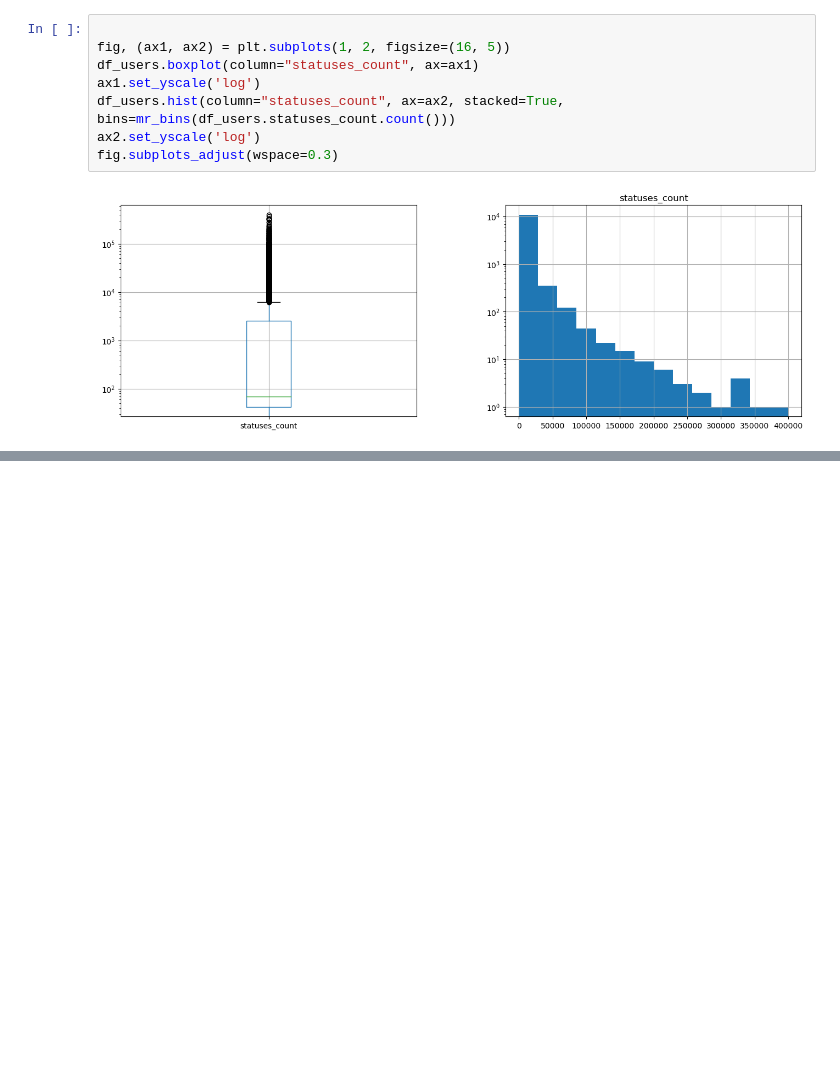
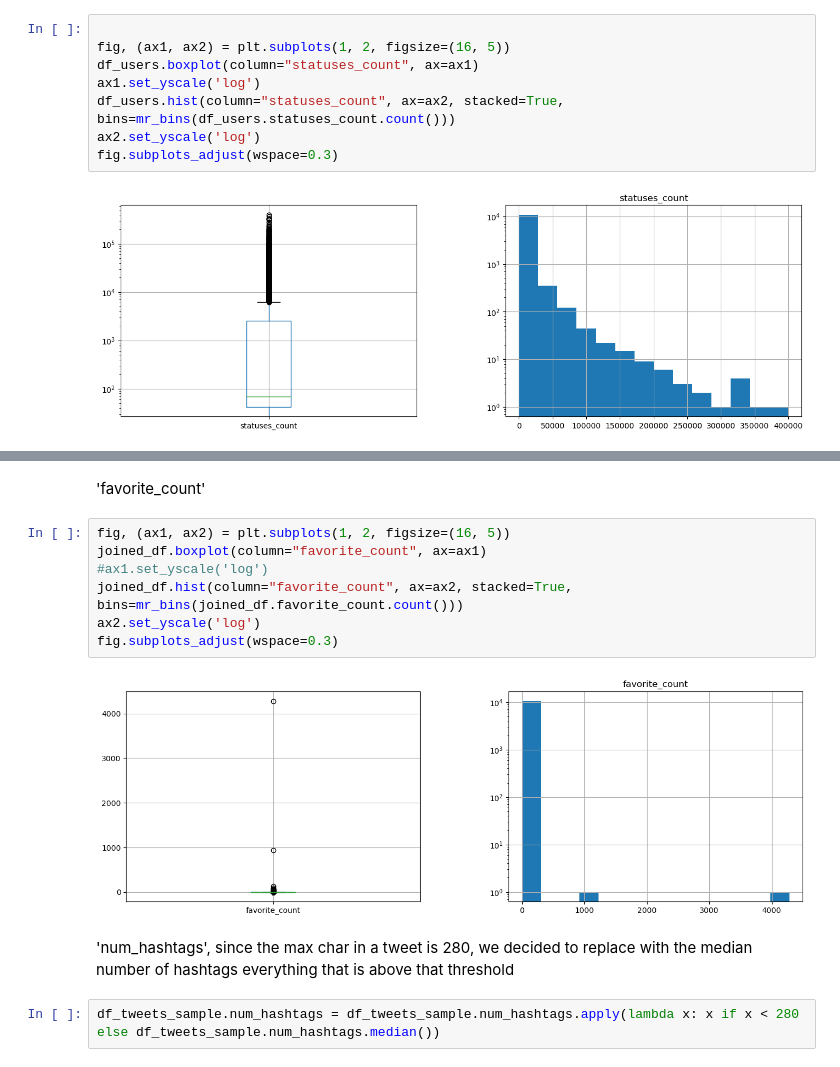
Before and after one commit to alessandrocubic/Unipi-Data-Mining-project-AY-22-23, a Jupyter notebook: data_understanding_sample.ipynb, the cells around one changed output, grey strips where cells are left out. Saved outputs shown, nothing was run; the diff lists cells and outputs as text; blank space fills up the shorter version.

```diff
--- a/data_understanding_sample.ipynb
+++ b/data_understanding_sample.ipynb
@@ -515,0 +578,15 @@ There are no outliers, because there is no limit on how much a user can publish
+# %% [markdown]
+'favorite_count'
+# %%
+fig, (ax1, ax2) = plt.subplots(1, 2, figsize=(16, 5))
+joined_df.boxplot(column="favorite_count", ax=ax1)
+#ax1.set_yscale('log')
+joined_df.hist(column="favorite_count", ax=ax2, stacked=True, bins=mr_bins(joined_df.favorite_count.count()))
+ax2.set_yscale('log')
+fig.subplots_adjust(wspace=0.3)
+# %% [output]
+[figure, added]
+# %% [markdown]
+'num_hashtags', since the max char in a tweet is 280, we decided to replace with the median number of hashtags everything that is above that threshold
+# %%
+df_tweets_sample.num_hashtags = df_tweets_sample.num_hashtags.apply(lambda x: x if x < 280 else df_tweets_sample.num_hashtags.median())
```
Also changed, not shown: parts of 17 cells of this notebook.
